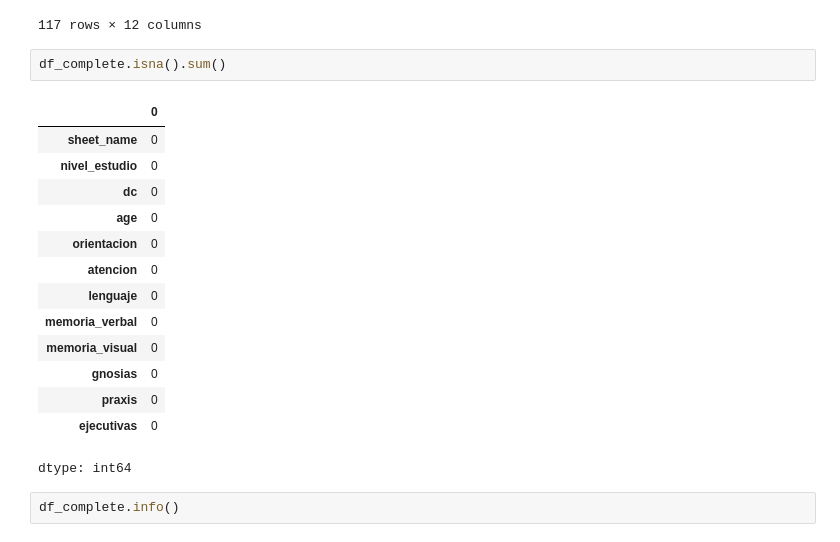
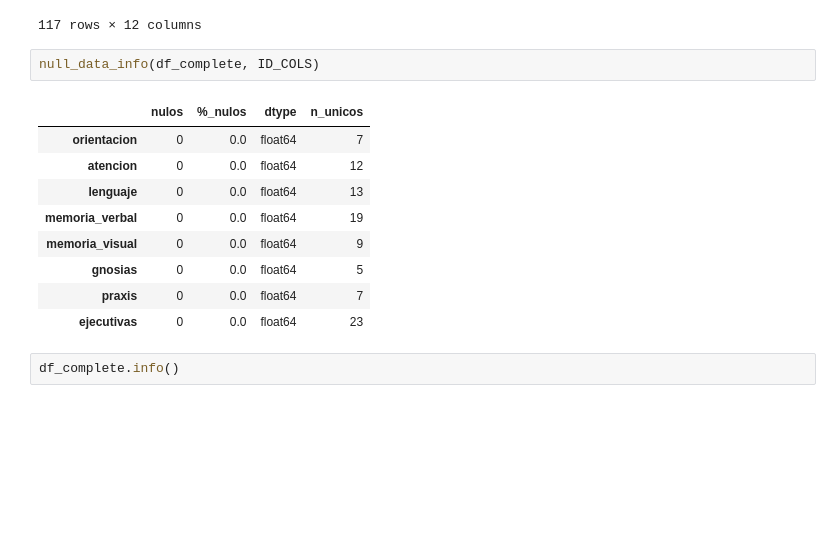
Before and after one commit to Nicolasg2c/dc_model_ts, a Jupyter notebook: src/dc_pipeline_2.ipynb, the cells around one changed output. Drawn from its saved outputs; the diff is of its cells as text; blank space fills up the shorter version.

```diff
--- a/src/dc_pipeline_2.ipynb
+++ b/src/dc_pipeline_2.ipynb
@@ -1204,22 +1218,17 @@ df_complete
 | 116 | f0234-87 | 1 | 2 | 87 | 1.000000 | 2.666667 | 2.333333 | 1.750000 | ... |
 117 rows × 12 columns
 # %%
-df_complete.isna().sum()
+null_data_info(df_complete, ID_COLS)
 # %% [output]
-|  | 0 |
-| sheet_name | 0 |
-| nivel_estudio | 0 |
-| dc | 0 |
-| age | 0 |
-| orientacion | 0 |
-| atencion | 0 |
-| lenguaje | 0 |
-| memoria_verbal | 0 |
-| memoria_visual | 0 |
-| gnosias | 0 |
-| praxis | 0 |
-| ejecutivas | 0 |
+|  | nulos | %_nulos | dtype | n_unicos |
+| orientacion | 0 | 0.0 | float64 | 7 |
+| atencion | 0 | 0.0 | float64 | 12 |
+| lenguaje | 0 | 0.0 | float64 | 13 |
+| memoria_verbal | 0 | 0.0 | float64 | 19 |
+| memoria_visual | 0 | 0.0 | float64 | 9 |
+| gnosias | 0 | 0.0 | float64 | 5 |
+| praxis | 0 | 0.0 | float64 | 7 |
+| ejecutivas | 0 | 0.0 | float64 | 23 |
-dtype: int64
 # %%
 df_complete.info()
 # %% [output]
```
Also changed, not shown: parts of 10 cells of this notebook.
